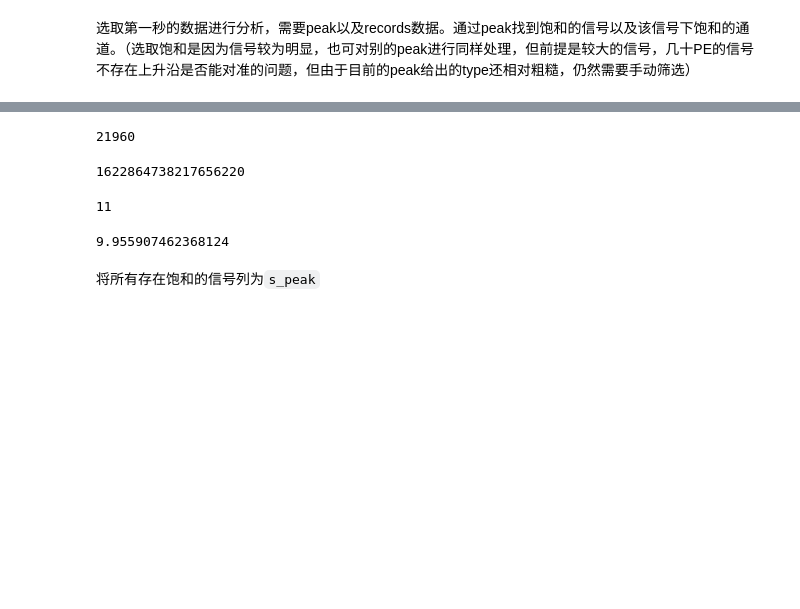
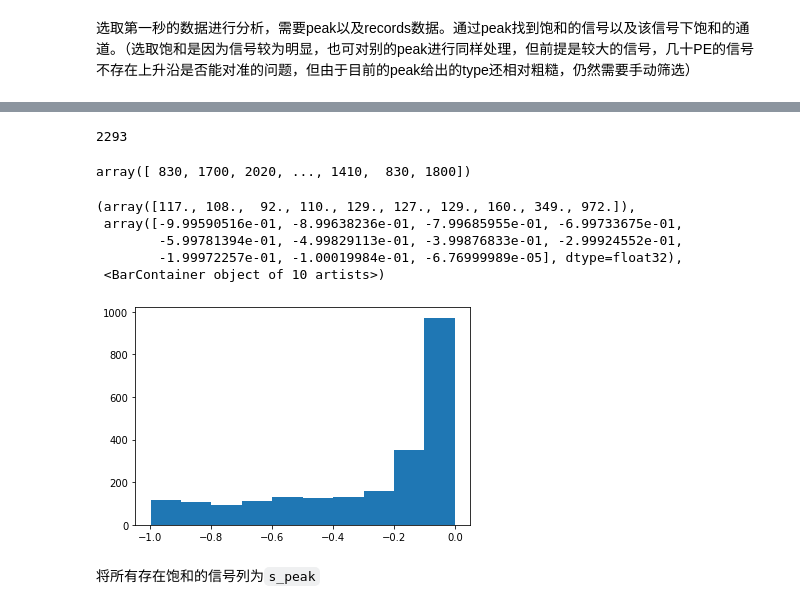
Before and after one commit to ChangCai-THU/PMTreconstruction, a Jupyter notebook: PMTreconstruction.ipynb, the cells around one changed output, grey strips where cells are left out. Cells and saved outputs as stored; diff of their text form; code cells hidden in the pictures; blank space fills up the shorter version.

```diff
--- a/PMTreconstruction.ipynb
+++ b/PMTreconstruction.ipynb
@@ -63,15 +55,24 @@ array([-1.4859473, -0.0280955,  0.1828577, ..., -0.0072439,  0.1828577,
-# %%
-events_info[0]['s2_endtime']-events_info[0]['s2_time']
-# %% [output]
-21960
-# %%
-events_info[0]['s2_time']
-# %% [output]
-1622864738217656220
-# %%
-events_info[0]['n_peaks']
-# %% [output]
-11
+# %%
+selectdown = events_info['z']> -1
+selectup = events_info['z']< 0
+select = selectdown*selectup
+topevents = events_info[select]
+len(topevents)
+# %% [output]
+2293
+# %%
+topevents['s1_endtime']-topevents['s1_time']
+# %% [output]
+array([ 830, 1700, 2020, ..., 1410,  830, 1800])
+# %%
+plt.hist(topevents['z'])
+# %% [output]
+(array([117., 108.,  92., 110., 129., 127., 129., 160., 349., 972.]),
+ array([-9.99590516e-01, -8.99638236e-01, -7.99685955e-01, -6.99733675e-01,
+        -5.99781394e-01, -4.99829113e-01, -3.99876833e-01, -2.99924552e-01,
+        -1.99972257e-01, -1.00019984e-01, -6.76999989e-05], dtype=float32),
+ <BarContainer object of 10 artists>)
+[figure, added]
 # %%
 records = st.get_array(run_id,'records',seconds_range=(0,40))
 peaks = st.get_array(run_id,'peaks',seconds_range=(0,40))
@@ -99,7 +79,3 @@ def s2width(t, kind):
-# %%
-s2width(2.5e3,'median')
-# %% [output]
-9.955907462368124
 # %% [markdown]
 将所有存在饱和的信号列为`s_peak`
 # %%
```
Also changed, not shown: parts of 6 cells of this notebook, 2 other files.
